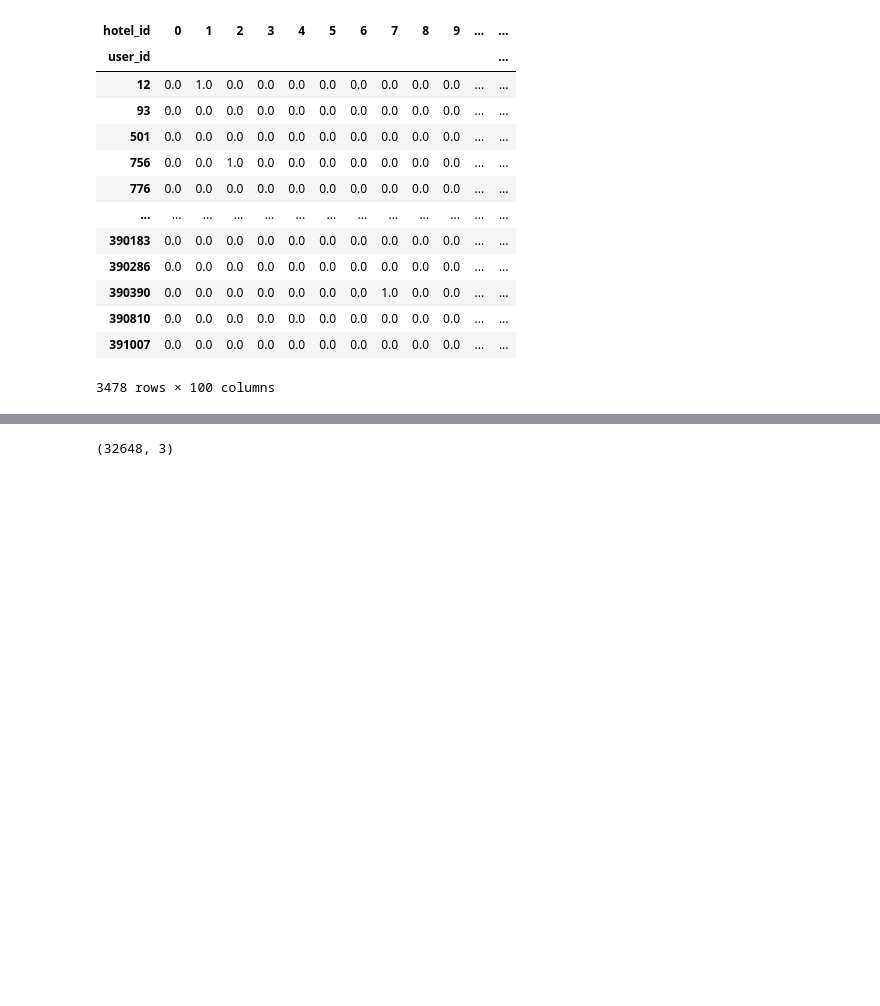
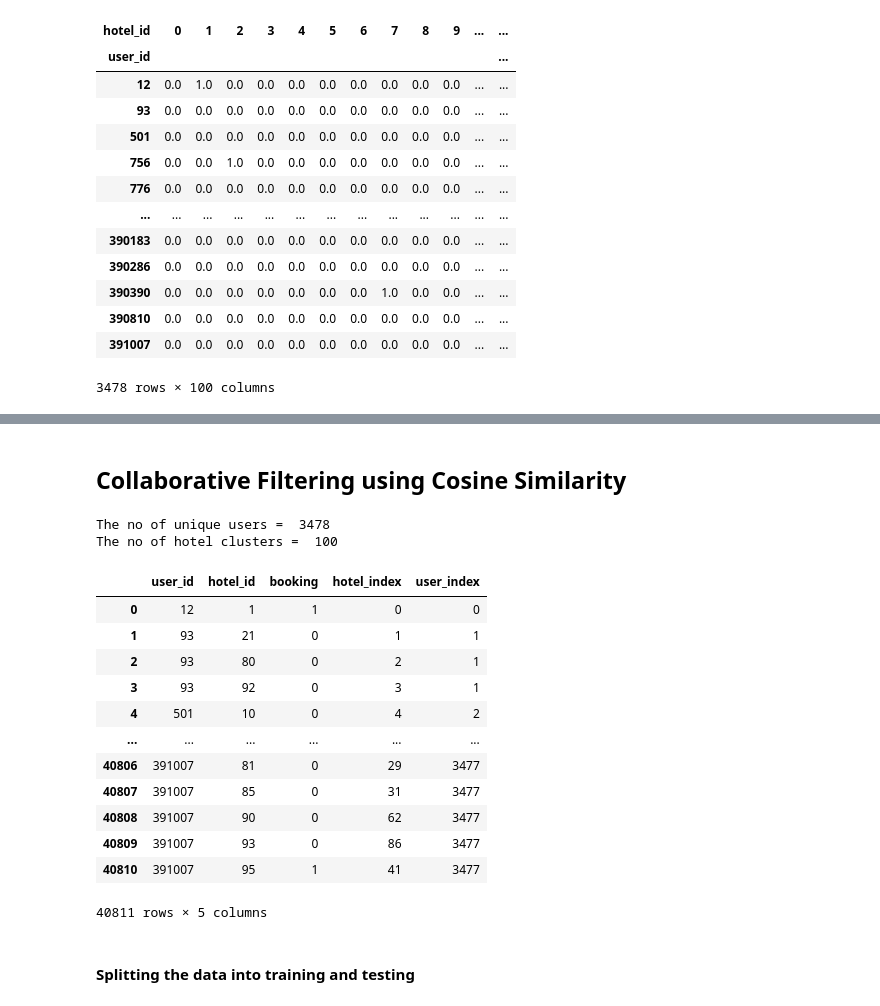
Before and after one commit to ShrutiSavardekar/ExpediaHotelRecommendation, a Jupyter notebook: expedia_hotel_recommendation.ipynb, the cells around one changed output, grey strips where cells are left out. Saved outputs shown, nothing was run; the diff lists cells and outputs as text; code cells hidden in the pictures; blank space fills up the shorter version.

```diff
--- a/expedia_hotel_recommendation.ipynb
+++ b/expedia_hotel_recommendation.ipynb
@@ -105,5 +140,46 @@ bookings_matrix
+# %% [markdown]
+## Collaborative Filtering using Cosine Similarity
+# %%
+users_count, hotels_count = new_df.user_id.unique().shape[0], new_df.hotel_id.unique().shape[0]
+# %%
+print("The no of unique users = ",users_count)
+print("The no of hotel clusters = ",hotels_count)
+# %% [output]
+The no of unique users =  3478
+The no of hotel clusters =  100
+# %%
+def map_ids_to_idx(df):
+    user_idx = np.arange(0, users_count)
+    hotel_idx = np.arange(0, hotels_count)
+
+    idx_user_df = pd.DataFrame(df.user_id.unique(), columns=["user"])
+    idx_user_df["idx"] = user_idx
+
+    idx_hotel_df = pd.DataFrame(df.hotel_id.unique(), columns=["hotel"])
+    idx_hotel_df["idx"] = hotel_idx
+
+    df["hotel_index"] = df["hotel_id"].map(idx_hotel_df.set_index('hotel')["idx"]).fillna(0)
+    df["user_index"] = df["user_id"].map(idx_user_df.set_index('user')["idx"]).fillna(0)
+
+    return df
+# %%
+new_df = map_ids_to_idx(new_df)
+new_df
+# %% [output]
+|  | user_id | hotel_id | booking | hotel_index | user_index |
+| 0 | 12 | 1 | 1 | 0 | 0 |
+| 1 | 93 | 21 | 0 | 1 | 1 |
+| 2 | 93 | 80 | 0 | 2 | 1 |
+| 3 | 93 | 92 | 0 | 3 | 1 |
+| 4 | 501 | 10 | 0 | 4 | 2 |
+| ... | ... | ... | ... | ... | ... |
+| 40806 | 391007 | 81 | 0 | 29 | 3477 |
+| 40807 | 391007 | 85 | 0 | 31 | 3477 |
+| 40808 | 391007 | 90 | 0 | 62 | 3477 |
+| 40809 | 391007 | 93 | 0 | 86 | 3477 |
+| 40810 | 391007 | 95 | 1 | 41 | 3477 |
+40811 rows × 5 columns
+# %% [markdown]
+#### Splitting the data into training and testing
 # %%
-train_data, test_data = train_test_split(new_df, test_size = 0.2)
-train_data.shape
+train_data, test_data = train_test_split(new_df, test_size = 0.3)
-# %% [output]
-(32648, 3)
```
Also changed, not shown: parts of 25 cells of this notebook.
